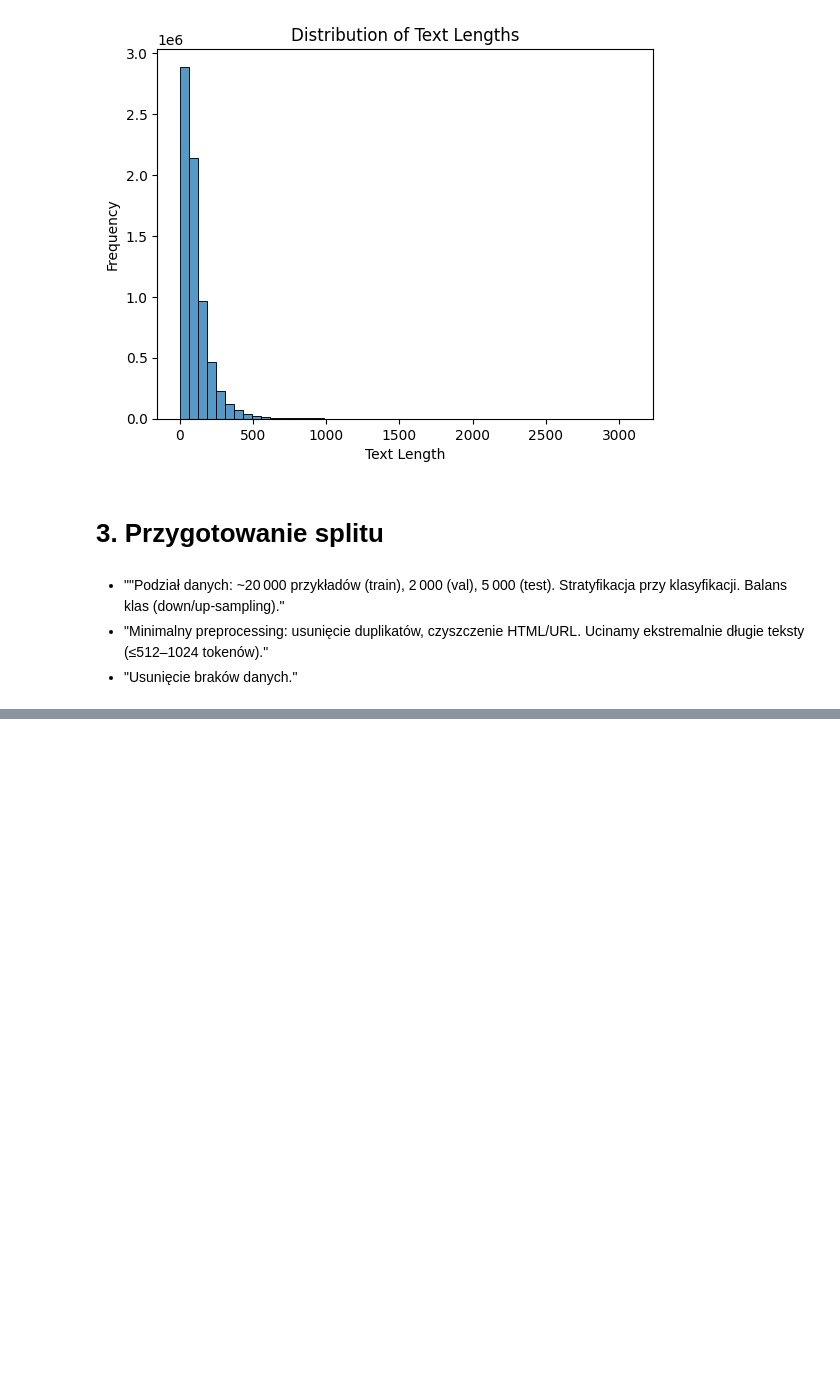
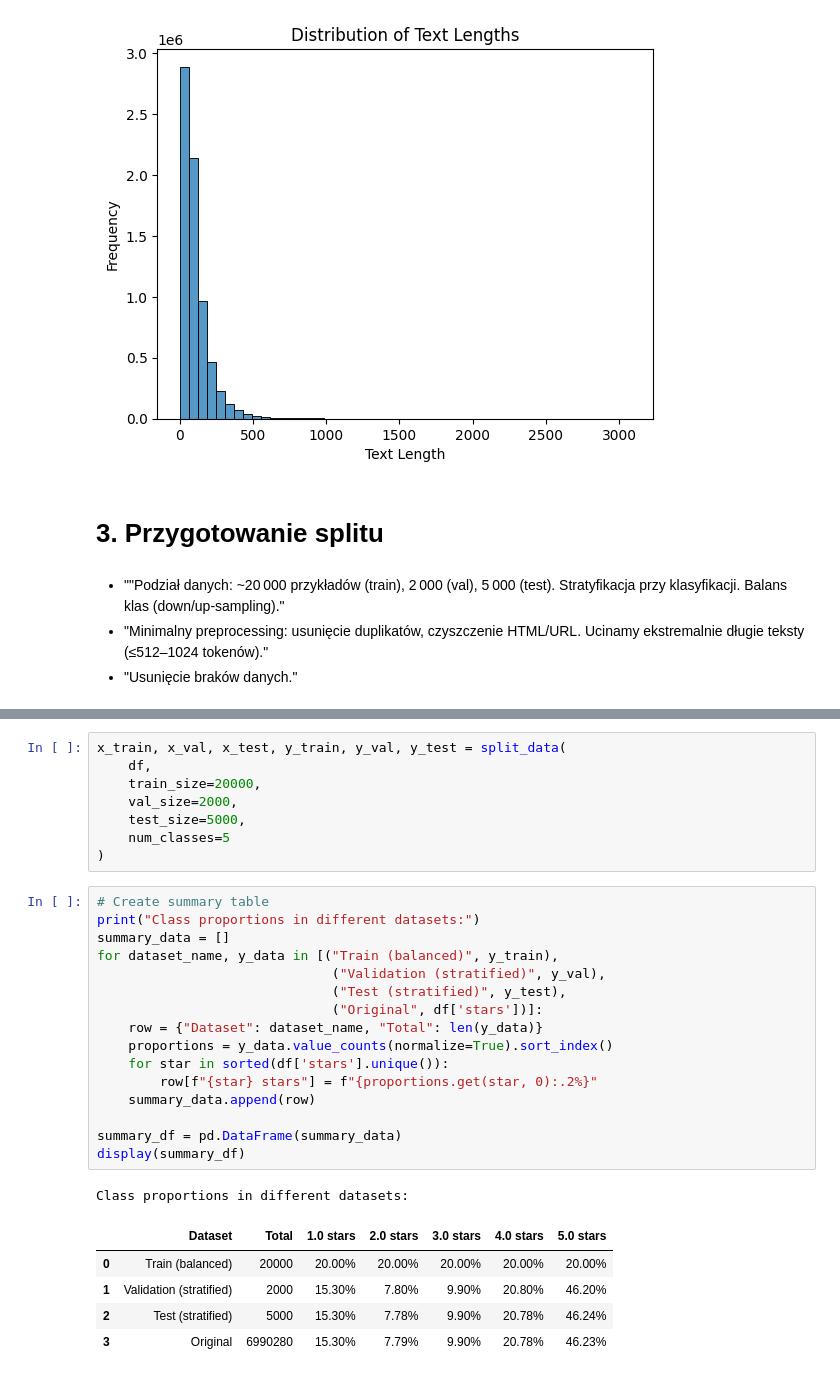
Before and after one commit to r-ost/PPD-project, a Jupyter notebook: notebooks/01_eda.ipynb, the cells around one changed output, grey strips where cells are left out. Cells and saved outputs as stored; diff of their text form; blank space fills up the shorter version.

Commit message:
create data split to train/val/test

```diff
--- a/notebooks/01_eda.ipynb
+++ b/notebooks/01_eda.ipynb
@@ -117,0 +167,31 @@ plt.show()
+# %%
+x_train, x_val, x_test, y_train, y_val, y_test = split_data(
+    df,
+    train_size=20000,
+    val_size=2000,
+    test_size=5000,
+    num_classes=5
+)
+# %%
+# Create summary table
+print("Class proportions in different datasets:")
+summary_data = []
+for dataset_name, y_data in [("Train (balanced)", y_train),
+                              ("Validation (stratified)", y_val),
+                              ("Test (stratified)", y_test),
+                              ("Original", df['stars'])]:
+    row = {"Dataset": dataset_name, "Total": len(y_data)}
+    proportions = y_data.value_counts(normalize=True).sort_index()
+    for star in sorted(df['stars'].unique()):
+        row[f"{star} stars"] = f"{proportions.get(star, 0):.2%}"
+    summary_data.append(row)
+
+summary_df = pd.DataFrame(summary_data)
+display(summary_df)
+# %% [output]
+Class proportions in different datasets:
+|  | Dataset | Total | 1.0 stars | 2.0 stars | 3.0 stars | 4.0 stars | 5.0 stars |
+| 0 | Train (balanced) | 20000 | 20.00% | 20.00% | 20.00% | 20.00% | 20.00% |
+| 1 | Validation (stratified) | 2000 | 15.30% | 7.80% | 9.90% | 20.80% | 46.20% |
+| 2 | Test (stratified) | 5000 | 15.30% | 7.78% | 9.90% | 20.78% | 46.24% |
+| 3 | Original | 6990280 | 15.30% | 7.79% | 9.90% | 20.78% | 46.23% |
```
Also changed, not shown: parts of 5 cells of this notebook, 3 other files.
